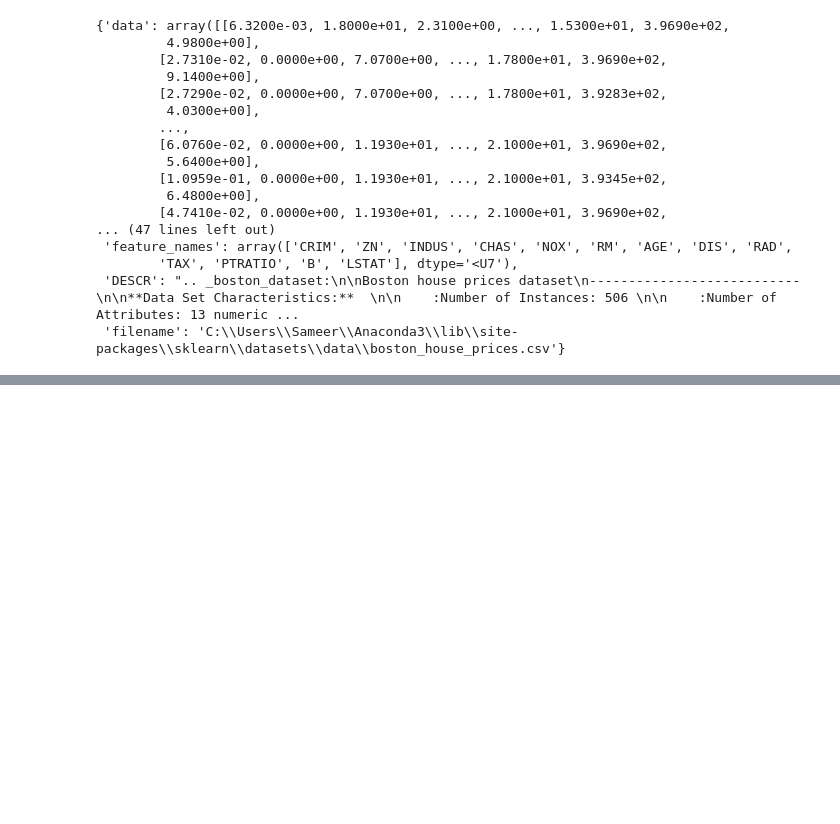
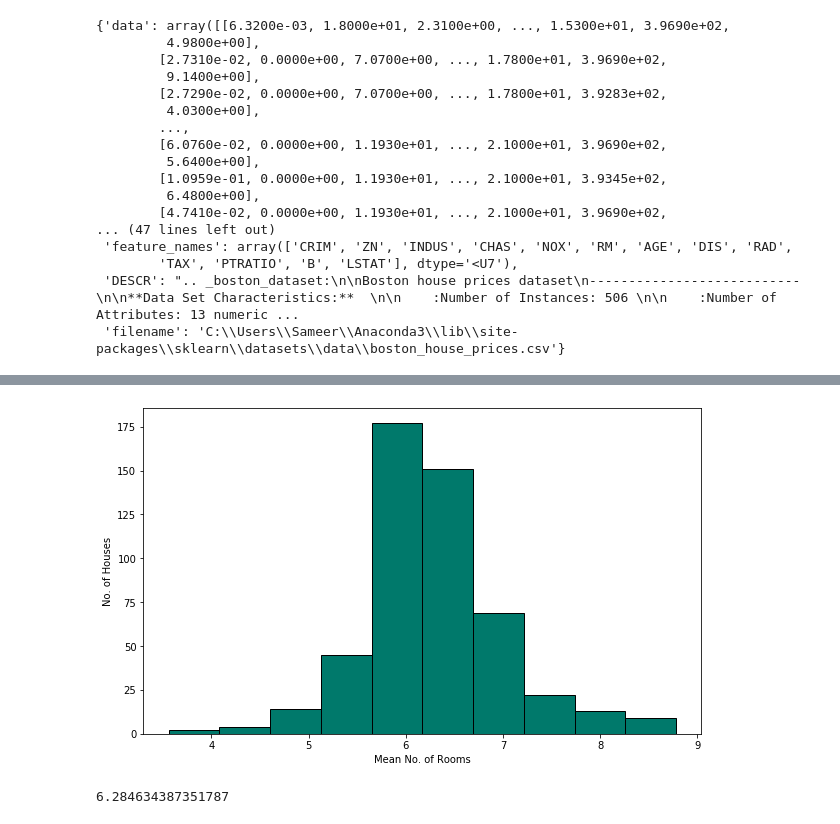
Before and after one commit to Sampatankar/DataScienceBootcamp2020-Python, a Jupyter notebook: 5MultivariableLinearRegression/04 Multivariate Regression.ipynb, the cells around one changed output, grey strips where cells are left out. Saved outputs shown, nothing was run; the diff lists cells and outputs as text; code cells hidden in the pictures; blank space fills up the shorter version.

```diff
--- a/5MultivariableLinearRegression/04 Multivariate Regression.ipynb
+++ b/5MultivariableLinearRegression/04 Multivariate Regression.ipynb
@@ -32,0 +210,14 @@ boston_dataset
+# %%
+# Challenge: Average room no. for properties in this dataset:
+plt.figure(figsize=[10,6])
+plt.hist(data['RM'], ec='black', color='#00796b')
+plt.xlabel('Mean No. of Rooms')
+plt.ylabel('No. of Houses')
+plt.show()
+# %% [output]
+[figure, added]
+# %%
+# Average number of rooms in numerical format:
+data['RM'].mean()
+# %% [output]
+6.284634387351787
```
Also changed, not shown: parts of 24 cells of this notebook.
